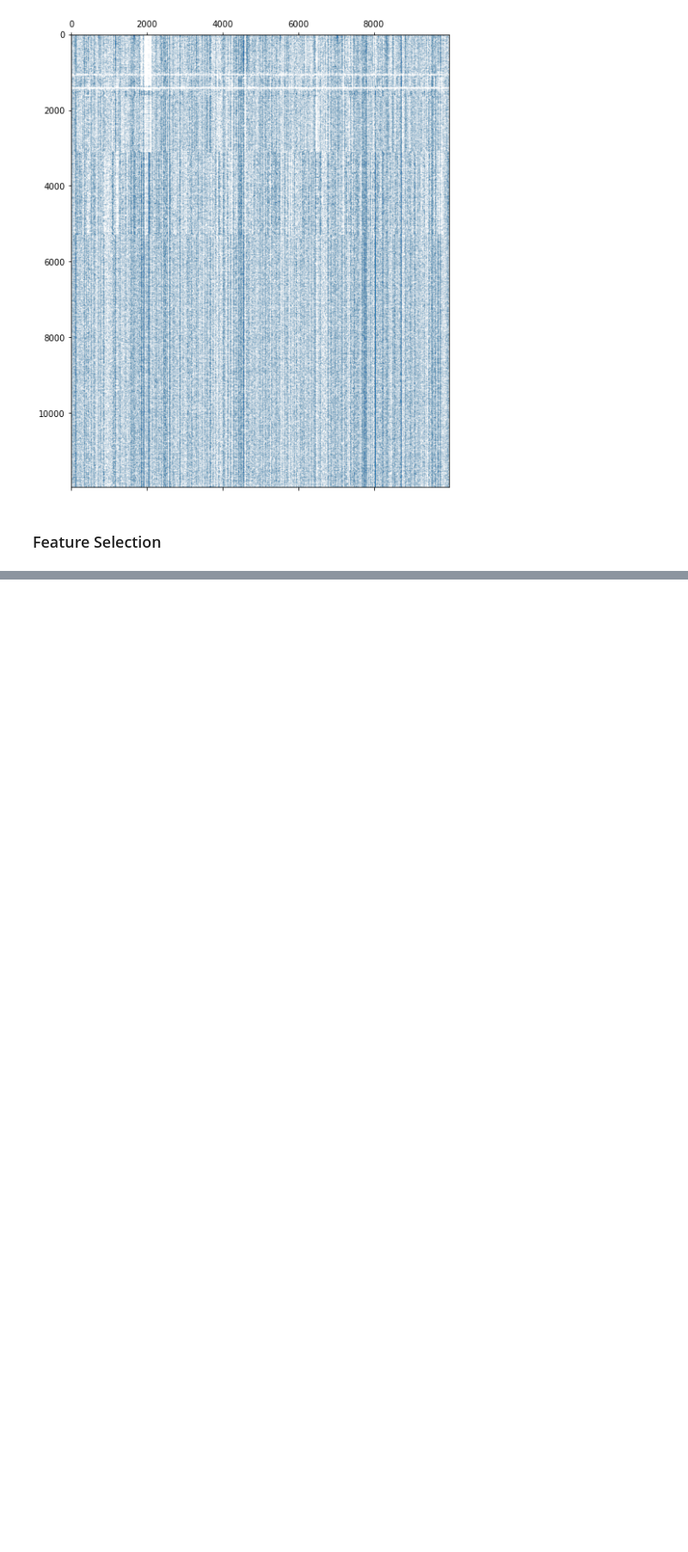
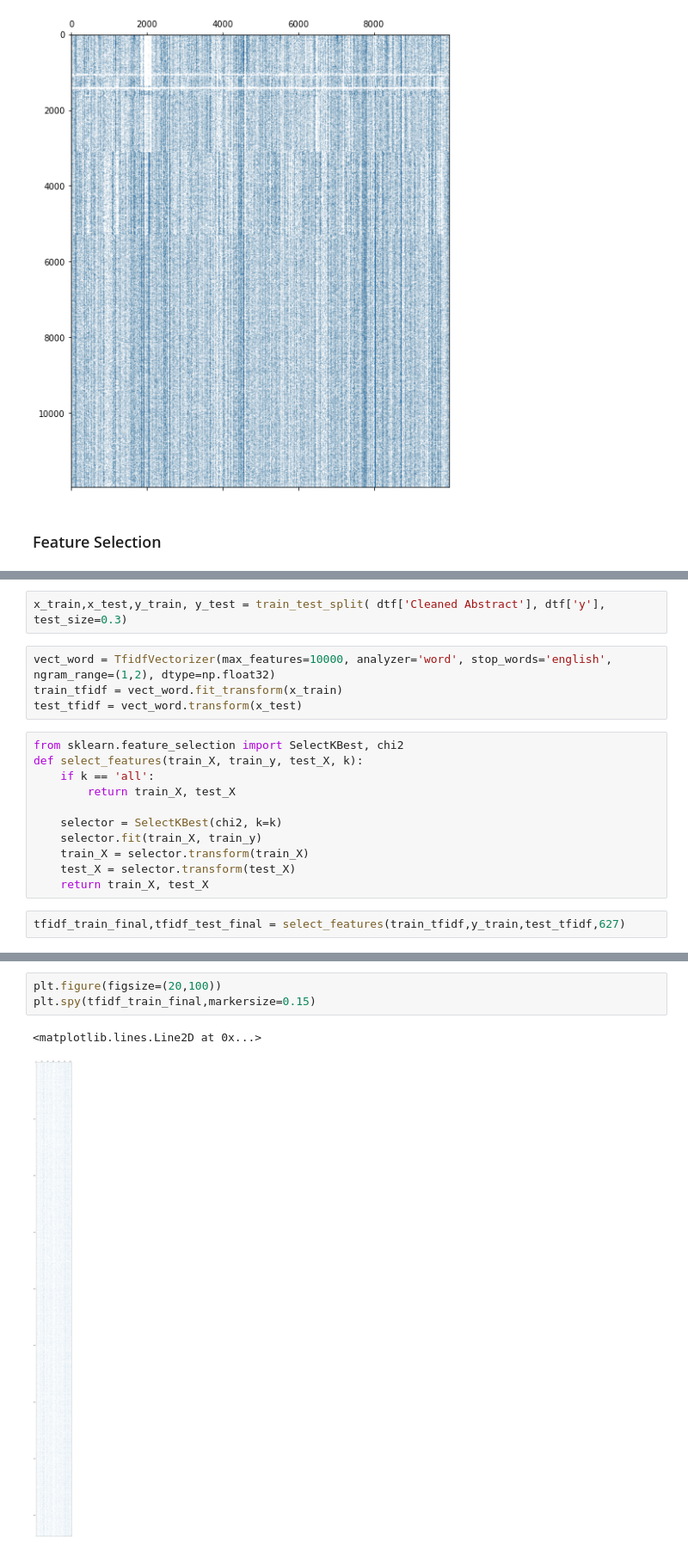
Before and after one commit to janubangalore/COVID-19-Journal-Decision-Using-ML, a Jupyter notebook: COVID -19 Journal Decision using ML.ipynb, the cells around one changed output, grey strips where cells are left out. Shown at 86% size. Cells and saved outputs as stored; diff of their text form; blank space fills up the shorter version.

```diff
--- a/COVID -19 Journal Decision using ML.ipynb
+++ b/COVID -19 Journal Decision using ML.ipynb
@@ -1022,0 +1001,19 @@ ValueError: could not convert string to float: 'ug7v899j'
+# %%
+x_train,x_test,y_train, y_test = train_test_split( dtf['Cleaned Abstract'], dtf['y'], test_size=0.3)
+# %%
+vect_word = TfidfVectorizer(max_features=10000, analyzer='word', stop_words='english', ngram_range=(1,2), dtype=np.float32)
+train_tfidf = vect_word.fit_transform(x_train)
+test_tfidf = vect_word.transform(x_test)
+# %%
+from sklearn.feature_selection import SelectKBest, chi2
+def select_features(train_X, train_y, test_X, k):
+    if k == 'all':
+        return train_X, test_X
+
+    selector = SelectKBest(chi2, k=k)
+    selector.fit(train_X, train_y)
+    train_X = selector.transform(train_X)
+    test_X = selector.transform(test_X)
+    return train_X, test_X
+# %%
+tfidf_train_final,tfidf_test_final = select_features(train_tfidf,y_train,test_tfidf,627)
@@ -1022,0 +1048,6 @@ ValueError: could not convert string to float: 'ug7v899j'
+# %%
+plt.figure(figsize=(20,100))
+plt.spy(tfidf_train_final,markersize=0.15)
+# %% [output]
+<matplotlib.lines.Line2D at 0x...>
+[figure, added]
```
Also changed, not shown: parts of 19 cells of this notebook.
